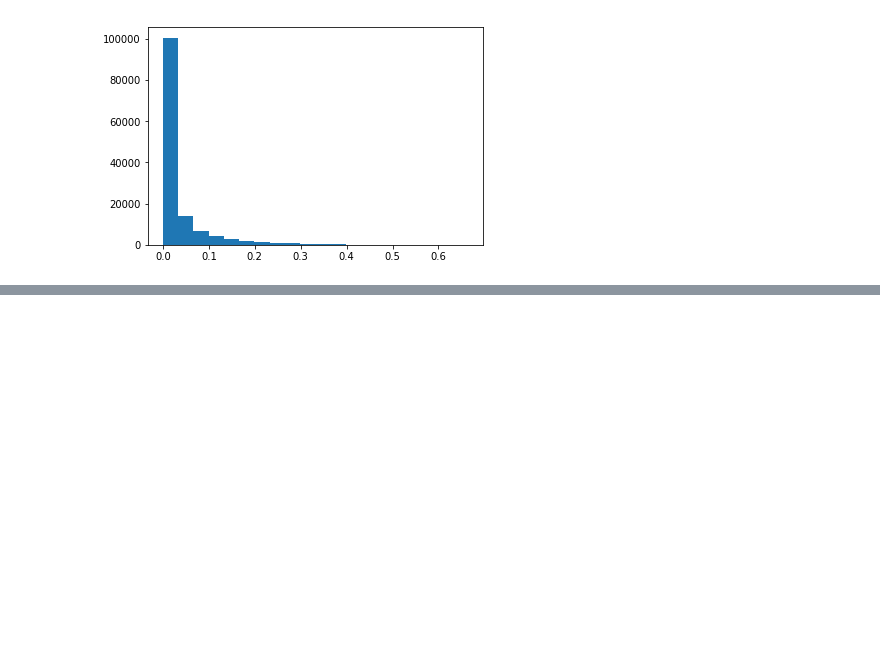
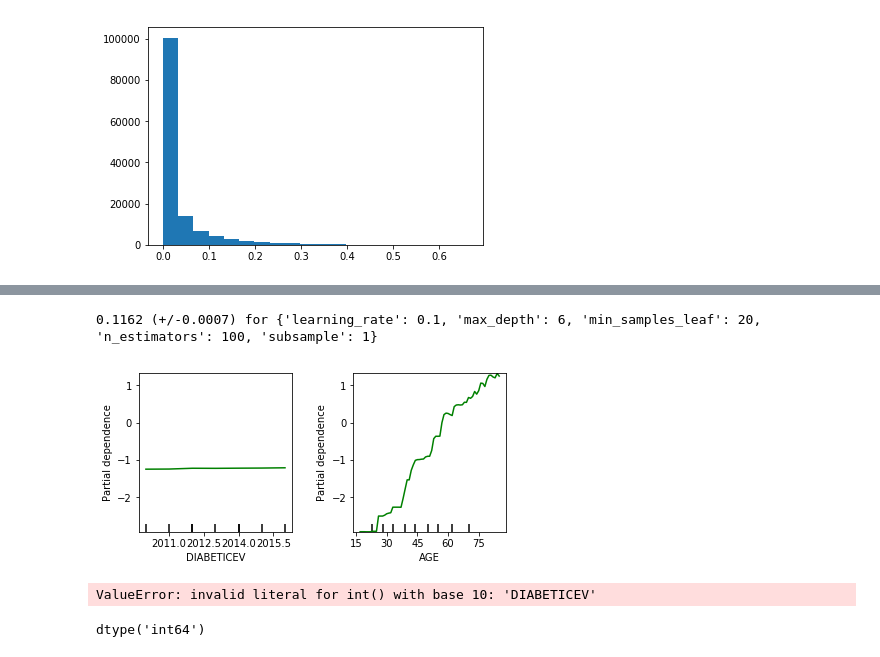
Before and after one commit to honshu77/DSA_project, a Jupyter notebook: IPUMS.ipynb, the cells around one changed output, grey strips where cells are left out. Drawn from its saved outputs; the diff is of its cells as text; code cells hidden in the pictures; blank space fills up the shorter version.

```diff
--- a/IPUMS.ipynb
+++ b/IPUMS.ipynb
@@ -972,0 +1000,14 @@ results.shape
+# %%
+param_grid_xgb = {
+    'max_depth': [2, 3, 4],
+    'min_child_weight': [6, 8, 10],
+    'n_estimators': [100],
+    'learning_rate': [0.1],
+    'gamma': [0],
+    'subsample': [1],
+    'colsample_bytree': [1]
+    }
+# %%
+m_XGB = xgb.XGBClassifier()
+grid_XGB = GridSearchCV(m_XGB, param_grid_xgb, cv=kfold, scoring='neg_log_loss')
+grid_XGB.fit(X_train, y_train)
@@ -972,0 +1032,20 @@ results.shape
+# %%
+param_grid_gbm = {
+    'max_depth': [6],
+    'min_samples_leaf': [20],
+    'n_estimators': [100],
+    'learning_rate': [0.1],
+    'subsample': [1],
+    }
+
+param_grid_gbm_bk = {
+    'max_depth': [5, 6],
+    'min_samples_leaf': [20, 40],
+    'n_estimators': [100],
+    'learning_rate': [0.1],
+    'subsample': [1],
+    }
+# %%
+m_GBM = GradientBoostingClassifier()
+grid_GBM = GridSearchCV(m_GBM, param_grid_gbm, cv=kfold, scoring='neg_log_loss', n_jobs = 3)
+grid_GBM.fit(X_train, y_train)
@@ -972,0 +1077,20 @@ results.shape
+# %%
+means = -grid_GBM.cv_results_['mean_test_score']
+stds = grid_GBM.cv_results_['std_test_score']
+for mean, std, params in zip(means, stds, grid_GBM.cv_results_['params']):
+   print("%0.4f (+/-%0.04f) for %r"
+   % (mean, std * 2, params))
+# %% [output]
+0.1162 (+/-0.0007) for {'learning_rate': 0.1, 'max_depth': 6, 'min_samples_leaf': 20, 'n_estimators': 100, 'subsample': 1}
+# %%
+my_plots = plot_partial_dependence(grid_GBM.best_estimator_, features=[0, 1], X=X_train, feature_names=['DIABETICEV', 'AGE'])
+# %% [output]
+[figure, added]
+# %%
+partial_dependence(grid_GBM.best_estimator_, X=X_train, target_variables=['DIABETICEV'])
+# %% [output]
+ValueError: invalid literal for int() with base 10: 'DIABETICEV'
+# %%
+X_train['DIABETICEV'].dtype
+# %% [output]
+dtype('int64')
```
Also changed, not shown: parts of 27 cells of this notebook.
